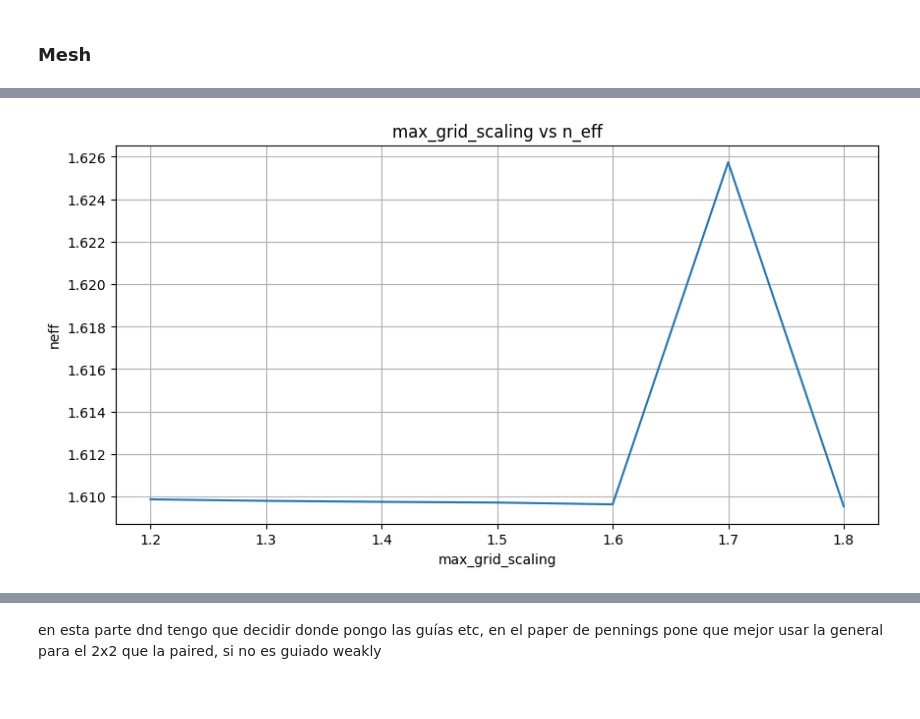
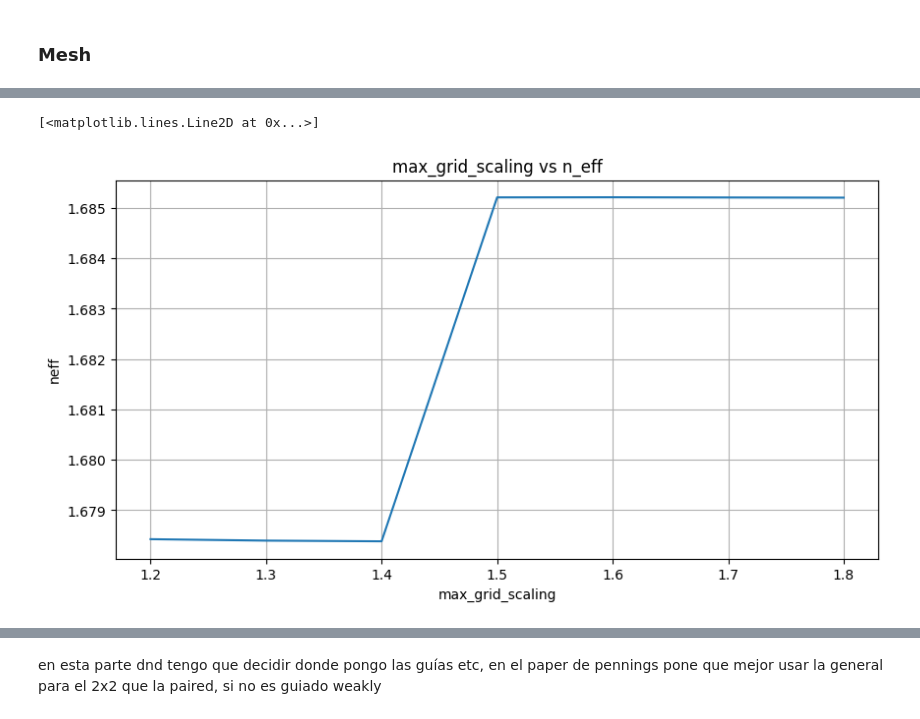
Before and after one commit to mromgar1/pic-upv-lab5-finalproject, a Jupyter notebook: FINAL_PROJECT_DEEP_SIN.ipynb, the cells around one changed output, grey strips where cells are left out. Cells and saved outputs as stored; diff of their text form; code cells hidden in the pictures.

```diff
--- a/FINAL_PROJECT_DEEP_SIN.ipynb
+++ b/FINAL_PROJECT_DEEP_SIN.ipynb
@@ -124,7 +124,7 @@ for i in range(n_steps):
         wavelength=lambda_c, # Wavelength to simulate
         num_modes=1, # Targeted number of modes to find - Higher than before! It's a multimode section
         max_grid_scaling=max_grid_scaling[i], # Parameters of the grid
-        grid_resolution=20, # Parameters of the grid
+        grid_resolution=40, # Parameters of the grid
         cache_path='.cache/', # Important! In order to save simulation time, set your cache Path!
         precision='double',
     )
@@ -152,4 +151,5 @@ plt.plot(max_grid_scaling, res_neff)
+[<matplotlib.lines.Line2D at 0x...>]
-[figure, old version]
+[figure, new version]
 # %%
 mmi_body_w = 10
 lambda_c = 1.55
```
Also changed, not shown: parts of 17 cells of this notebook.
